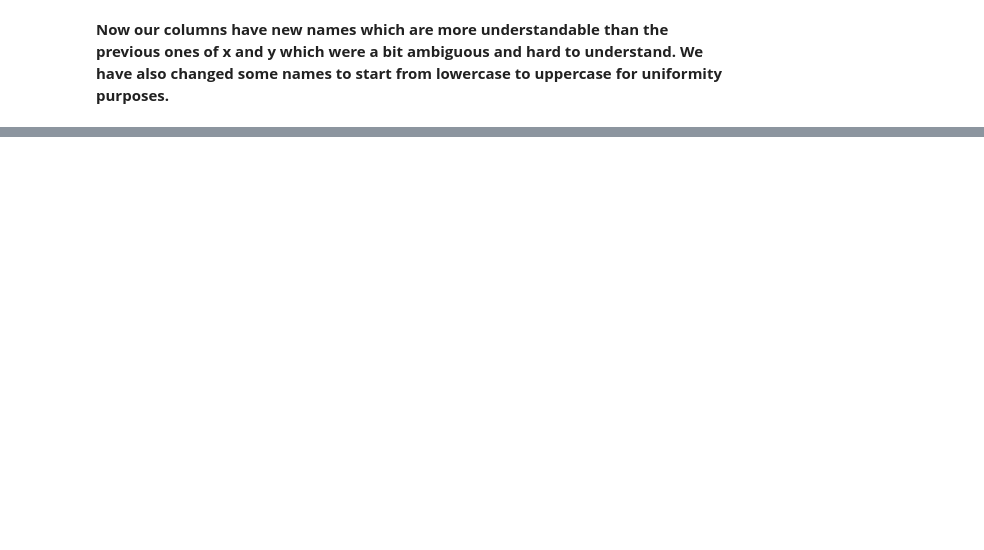
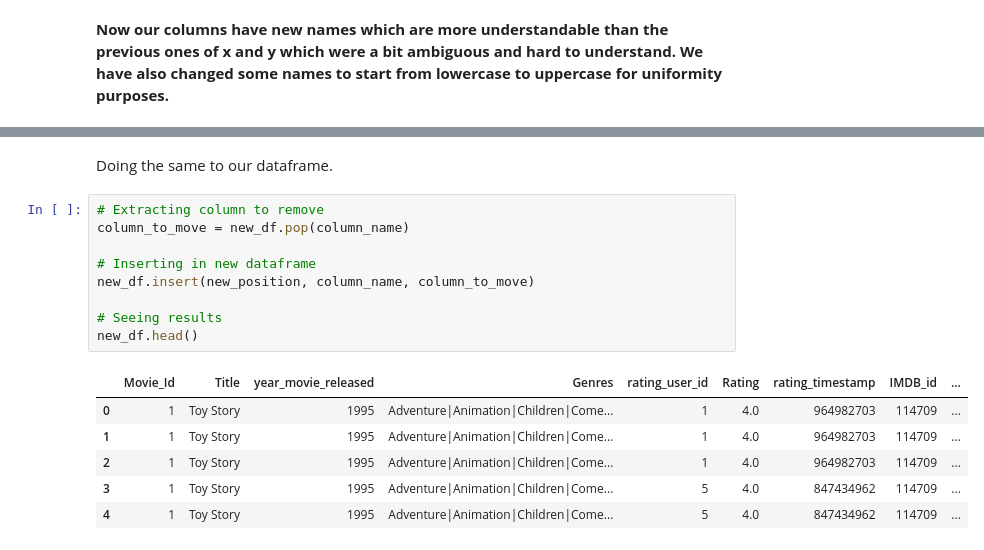
Before and after one commit to DennisWainaina/Movie-Recommendation-System-Project, a Jupyter notebook: index.ipynb, the cells around one changed output, grey strips where cells are left out. Saved outputs shown, nothing was run; the diff lists cells and outputs as text; blank space fills up the shorter version.

```diff
--- a/index.ipynb
+++ b/index.ipynb
@@ -414,0 +461,18 @@ new_df.head()
+# %% [markdown]
+Doing the same to our dataframe.
+# %%
+# Extracting column to remove
+column_to_move = new_df.pop(column_name)
+
+# Inserting in new dataframe
+new_df.insert(new_position, column_name, column_to_move)
+
+# Seeing results
+new_df.head()
+# %% [output]
+|  | Movie_Id | Title | year_movie_released | Genres | rating_user_id | Rating | rating_timestamp | IMDB_id | ... |
+| 0 | 1 | Toy Story | 1995 | Adventure|Animation|Children|Come... | 1 | 4.0 | 964982703 | 114709 | ... |
+| 1 | 1 | Toy Story | 1995 | Adventure|Animation|Children|Come... | 1 | 4.0 | 964982703 | 114709 | ... |
+| 2 | 1 | Toy Story | 1995 | Adventure|Animation|Children|Come... | 1 | 4.0 | 964982703 | 114709 | ... |
+| 3 | 1 | Toy Story | 1995 | Adventure|Animation|Children|Come... | 5 | 4.0 | 847434962 | 114709 | ... |
+| 4 | 1 | Toy Story | 1995 | Adventure|Animation|Children|Come... | 5 | 4.0 | 847434962 | 114709 | ... |
```
Also changed, not shown: parts of 4 cells of this notebook.
